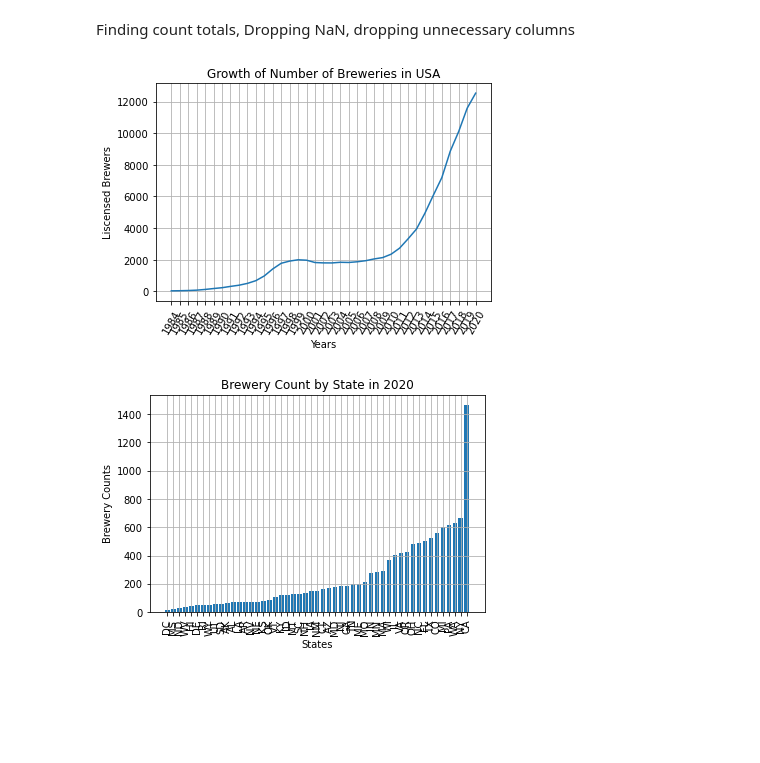
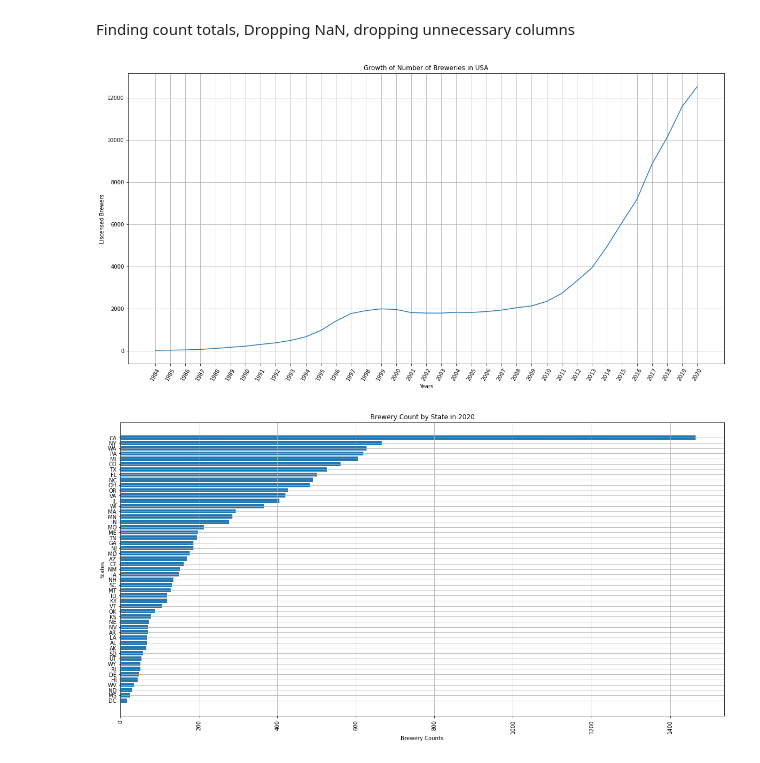
Before and after one commit to bgtaber/brewcrew_project, a Jupyter notebook: Scripts/beer.ipynb, the cells around one changed output. Cells and saved outputs as stored; diff of their text form; code cells hidden in the pictures; blank space fills up the shorter version.

```diff
--- a/Scripts/beer.ipynb
+++ b/Scripts/beer.ipynb
@@ -10,29 +11,31 @@ Finding count totals, Dropping NaN, dropping unnecessary columns
 # %%
 fed_beer_df = pd.read_csv("../Resources/brewery_count.csv")
 total_count_series = fed_beer_df.sum()
 total_count_series = total_count_series.drop("STATE")
 years = total_count_series.index
+plt.figure(figsize = (20,10))
 plt.plot(years, total_count_series)
 plt.xlabel("Years")
 plt.ylabel("Liscensed Brewers")
 plt.title("Growth of Number of Breweries in USA")
 plt.grid(True)
 plt.xticks(rotation = 60)
-#plt.figure()  ask bailey
+plt.savefig("../Output/Brewery_Growth_Line.png")
 plt.show()
 # %% [output]
-[figure, old version]
+[figure, new version]
 # %%
 fed_2020 = fed_beer_df[["STATE", "2020"]].sort_values(by = "2020")
-plt.bar(x = fed_2020["STATE"], height = fed_2020["2020"])
-plt.xlabel("States")
-plt.ylabel("Brewery Counts")
+plt.figure(figsize = (20,10))
+plt.barh(y = fed_2020["STATE"], width = fed_2020["2020"])
+plt.ylabel("States")
+plt.xlabel("Brewery Counts")
 plt.title("Brewery Count by State in 2020")
 plt.grid(True)
 plt.xticks(rotation = 90)
-#plt.figure() ask bailey
+plt.savefig("../Output/Brewery_Count_Bar.png")
 plt.show()
 # %% [output]
-[figure, old version]
+[figure, new version]
 # %%
 openbrewery_db = pd.read_csv("../Resources/breweries.csv")
```
Also changed, not shown: parts of 19 cells of this notebook, 22 other files.
